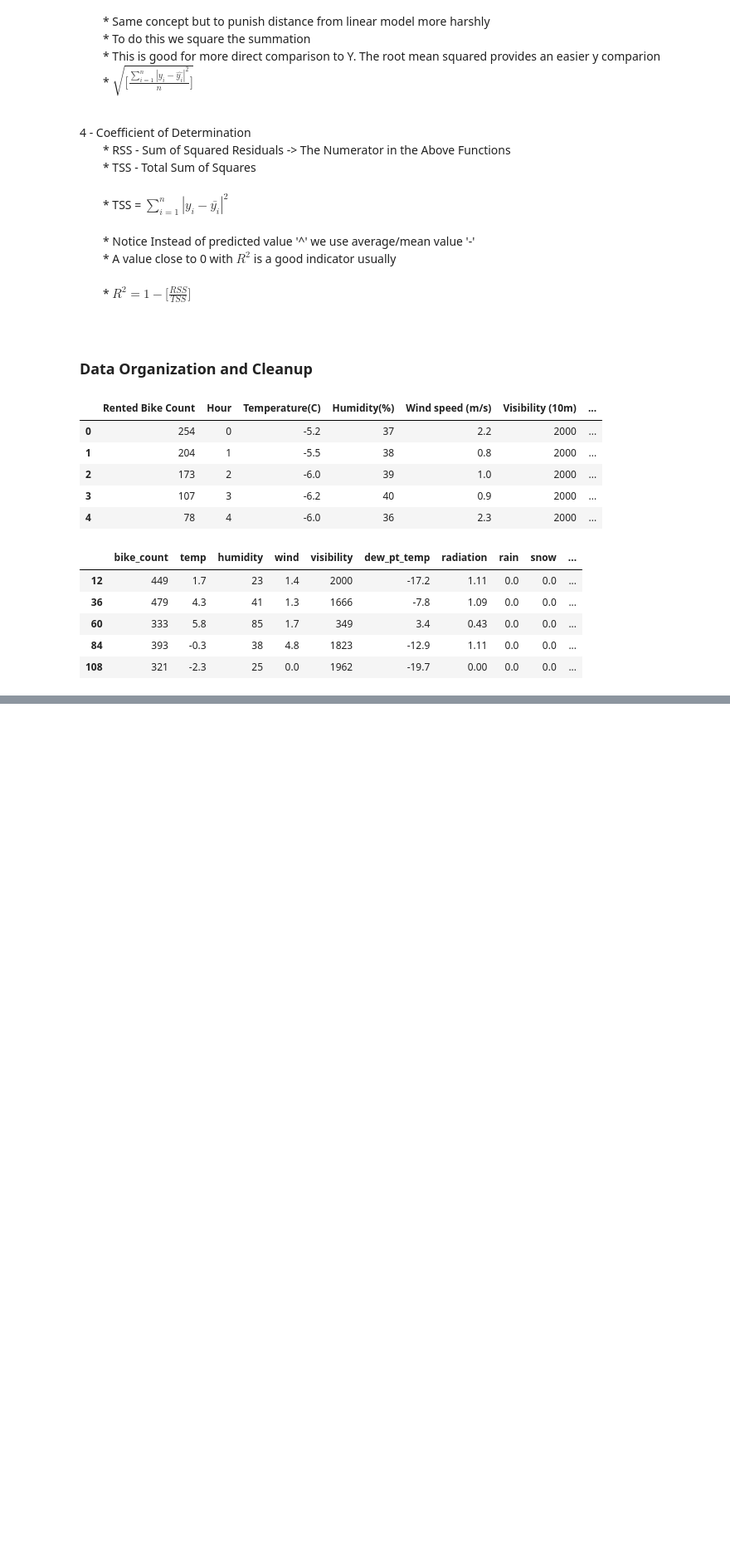
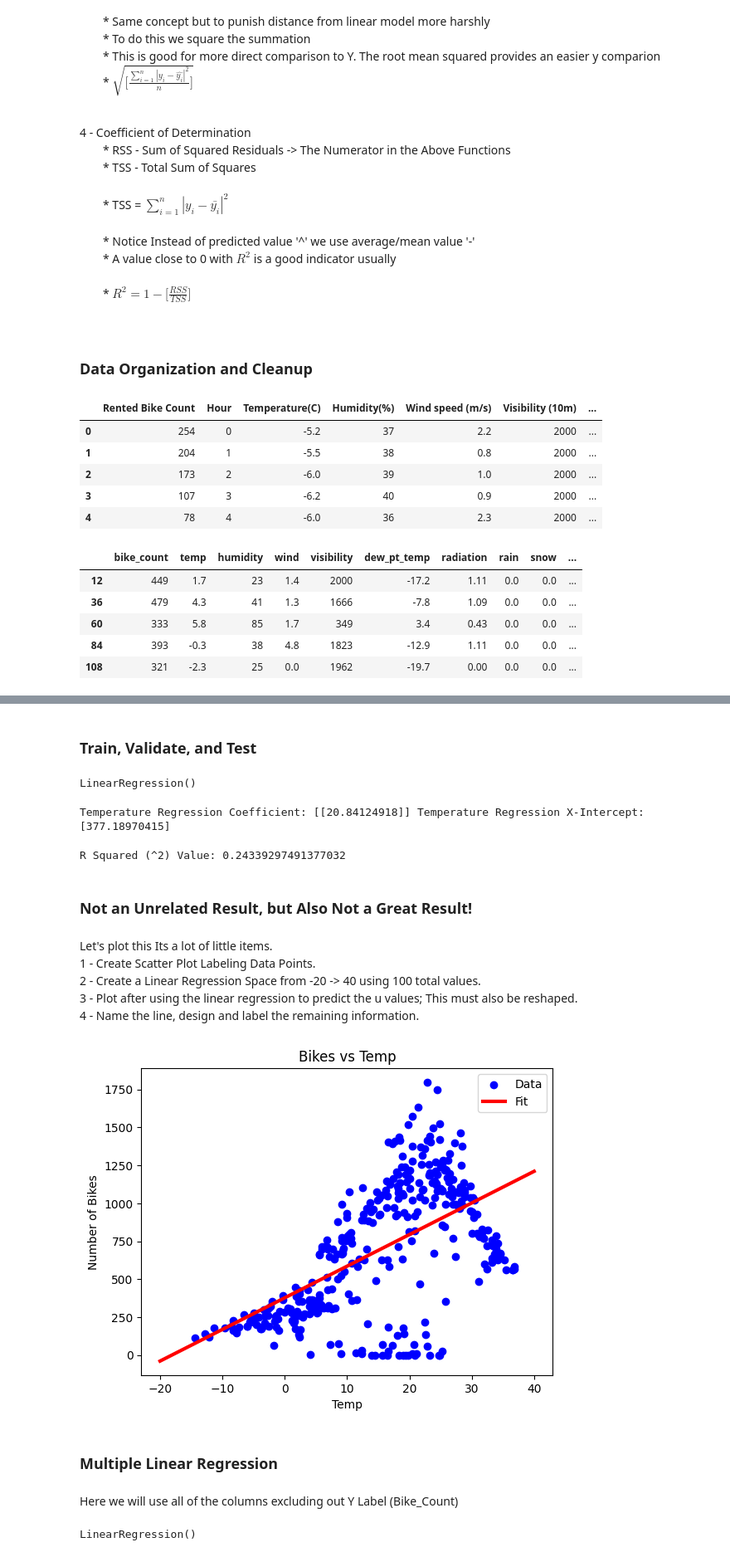
Before and after one commit to Logan-0/MachineLearning, a Jupyter notebook: SeoulBikeSharingDemand.ipynb, the cells around one changed output, grey strips where cells are left out. Shown at 83% size. Cells and saved outputs as stored; diff of their text form; code cells hidden in the pictures; blank space fills up the shorter version.

```diff
--- a/SeoulBikeSharingDemand.ipynb
+++ b/SeoulBikeSharingDemand.ipynb
@@ -78,0 +116,2 @@ df.head()
+# %% [markdown]
+### Train, Validate, and Test
@@ -78,0 +120,57 @@ df.head()
+# %%
+# Setup up a function to deal with defaults, single value, or no value operation
+def get_xy(dataframe, y_label, x_labels=None):
+    dataframe = copy.deepcopy(dataframe)
+    if x_labels is None:
+        X = dataframe[[c for c in dataframe.columns if c!= y_label]].values
+    else:
+        if len(x_labels) ==1:
+            X = dataframe[x_labels[0]].values.reshape(-1, 1)
+        else:
+            X = dataframe[x_labels].values
+
+    y = dataframe[y_label].values.reshape(-1,1)
+    data = np.hstack((X,y))
+
+    return data, X, y
+# %%
+# Start off with single value of temp. It may yield results based on visual perception
+dataArr_temp, X_train_temp, y_train_temp = get_xy(df, 'bike_count', x_labels=['temp'])
+dataArr_temp, X_val_temp, y_val_temp = get_xy(val, 'bike_count', x_labels=['temp'])
+dataArr_temp, X_test_temp, y_test_temp = get_xy(test, 'bike_count', x_labels=['temp'])
+# %%
+temp_reg = LinearRegression()
+temp_reg.fit(X_train_temp, y_train_temp)
+# %% [output]
+LinearRegression()
+# %%
+print("Temperature Regression Coefficient: " + str(temp_reg.coef_), "Temperature Regression X-Intercept: " + str(temp_reg.intercept_))
+# %% [output]
+Temperature Regression Coefficient: [[20.84124918]] Temperature Regression X-Intercept: [377.18970415]
+# %%
+print("R Squared (^2) Value: " +str(temp_reg.score(X_test_temp, y_test_temp)))
+# %% [output]
+R Squared (^2) Value: 0.24339297491377032
+# %% [markdown]
+### Not an Unrelated Result, but Also Not a Great Result!
+# %% [markdown]
+Let's plot this Its a lot of little items. <br>
+1 - Create Scatter Plot Labeling Data Points. <br>
+2 - Create a Linear Regression Space from -20 -> 40 using 100 total values. <br>
+3 - Plot after using the linear regression to predict the u values; This must also be reshaped. <br>
+4 - Name the line, design and label the remaining information. <br>
+# %%
+plt.scatter(X_train_temp, y_train_temp, label='Data', color='blue')
+x = tf.linspace(-20, 40, 100)
+plt.plot(x, temp_reg.predict(np.array(x).reshape(-1,1)), label='Fit', color='red', linewidth=3)
+plt.legend()
+plt.title("Bikes vs Temp")
+plt.ylabel("Number of Bikes")
+plt.xlabel("Temp")
+plt.show()
+# %% [output]
+[figure, added]
+# %% [markdown]
+### Multiple Linear Regression
+# %% [markdown]
+Here we will use all of the columns excluding out Y Label (Bike_Count)
@@ -78,0 +181,5 @@ df.head()
+# %%
+all_reg = LinearRegression()
+all_reg.fit(X_train_all, y_train_all)
+# %% [output]
+LinearRegression()
```
Also changed, not shown: parts of 19 cells of this notebook.
